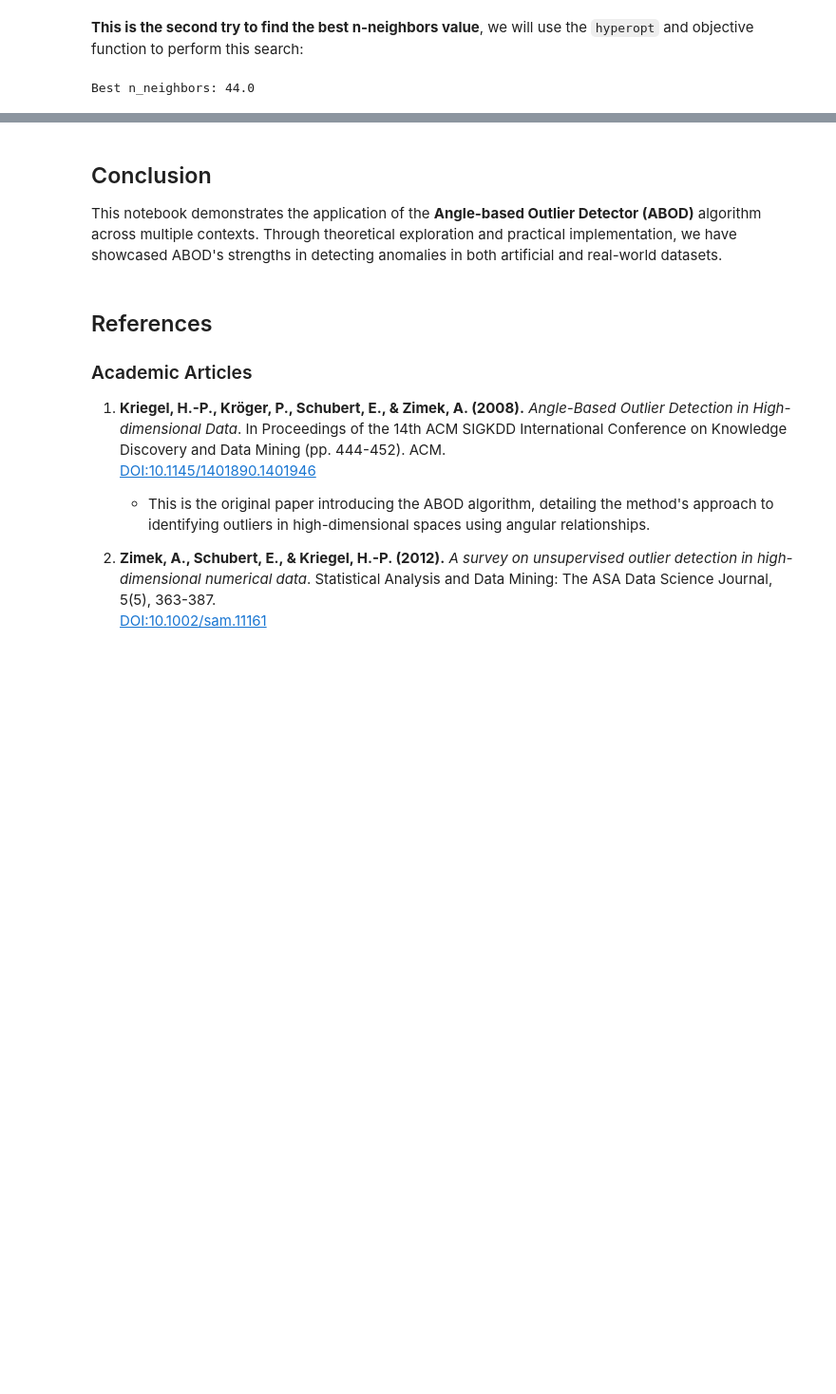
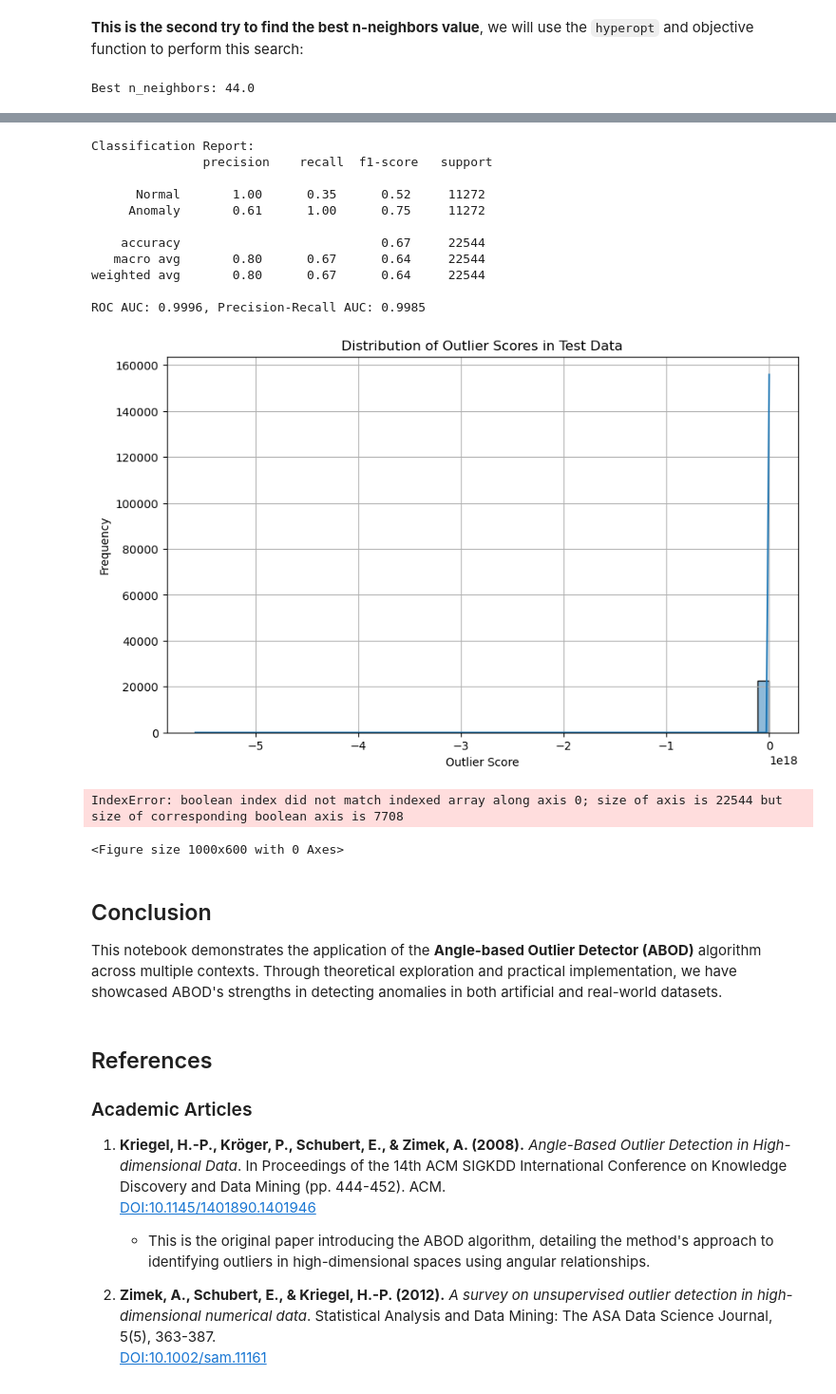
Before and after one commit to dr-saad-la/Anomaly-Detection-Resources, a Jupyter notebook: Python/notebooks/03-abod-algorithm.ipynb, the cells around one changed output, grey strips where cells are left out. Shown at 95% size. Drawn from its saved outputs; the diff is of its cells as text; code cells hidden in the pictures; blank space fills up the shorter version.

```diff
--- a/Python/notebooks/03-abod-algorithm.ipynb
+++ b/Python/notebooks/03-abod-algorithm.ipynb
@@ -669,0 +926,8 @@ A summary of the results is presented, highlighting key findings, patterns, and
+# %%
+# Inject synthetic anomalies into the test data
+X_test_with_anomalies, y_test_with_anomalies = inject_synthetic_anomalies(X_test_preprocessed, contamination=0.5)
+# %%
+# Predict outliers and obtain outlier scores for the test data with synthetic anomalies
+y_test_pred = abod.predict(X_test_with_anomalies)
+outlier_scores_test = abod.decision_function(X_test_with_anomalies)
+# outlier_scores_test = abod.decision_scores_
@@ -669,0 +942,9 @@ A summary of the results is presented, highlighting key findings, patterns, and
+# %%
+# Evaluate the model performance
+classification_report_str = classification_report(y_test_with_anomalies, y_test_pred, target_names=['Normal', 'Anomaly'])
+roc_auc = roc_auc_score(y_test_with_anomalies, outlier_scores_test)
+precision, recall, _ = precision_recall_curve(y_test_with_anomalies, outlier_scores_test)
+pr_auc = auc(recall, precision)
+
+print("Classification Report:\n", classification_report_str)
+print(f"ROC AUC: {roc_auc:.4f}, Precision-Recall AUC: {pr_auc:.4f}")
@@ -670,3 +963,47 @@ A summary of the results is presented, highlighting key findings, patterns, and
+# %%
+print("Classification Report:\n", classification_report_str)
+print(f"ROC AUC: {roc_auc:.4f}, Precision-Recall AUC: {pr_auc:.4f}")
+
+# Visualize the results
+# Plot the outlier scores
+plt.figure(figsize=(10, 6))
+sns.histplot(outlier_scores_test, bins=50, kde=True)
+plt.title("Distribution of Outlier Scores in Test Data")
+plt.xlabel("Outlier Score")
+plt.ylabel("Frequency")
+plt.grid(True)
+plt.show()
+# %% [output]
+Classification Report:
+               precision    recall  f1-score   support
+
+      Normal       1.00      0.35      0.52     11272
+     Anomaly       0.61      1.00      0.75     11272
+
+    accuracy                           0.67     22544
+   macro avg       0.80      0.67      0.64     22544
+weighted avg       0.80      0.67      0.64     22544
+
+ROC AUC: 0.9996, Precision-Recall AUC: 0.9985
+[figure, added]
+# %%
+# Visualize detected outliers with PCA
+pca = PCA(n_components=2)
+X_test_pca = pca.fit_transform(X_test_with_anomalies)
+
+plt.figure(figsize=(10, 6))
+plt.scatter(X_test_pca[y_test_with_anomalies == 0, 0], X_test_pca[y_test_augmented == 0, 1], c='b', marker='o', label='Normal', alpha=0.7)
+plt.scatter(X_test_pca[y_test_with_anomalies == 1, 0], X_test_pca[y_test_augmented == 1, 1], c='r', marker='x', label='Anomaly', alpha=0.7)
+plt.scatter(X_test_pca[y_test_pred == 1, 0], X_test_pca[y_test_pred == 1, 1], facecolors='none', edgecolors='g', label='Detected Anomalies', alpha=0.5)
+plt.title("ABOD Outlier Detection Results in Test Data (PCA)")
+plt.xlabel("PCA Feature 1")
+plt.ylabel("PCA Feature 2")
+plt.legend()
+plt.grid(True)
+plt.show()
+# %% [output]
+IndexError: boolean index did not match indexed array along axis 0; size of axis is 22544 but size of corresponding boolean axis is 7708
+<Figure size 1000x600 with 0 Axes>
 # %% [markdown]
 ## Conclusion
 
```
Also changed, not shown: parts of 17 cells of this notebook.
